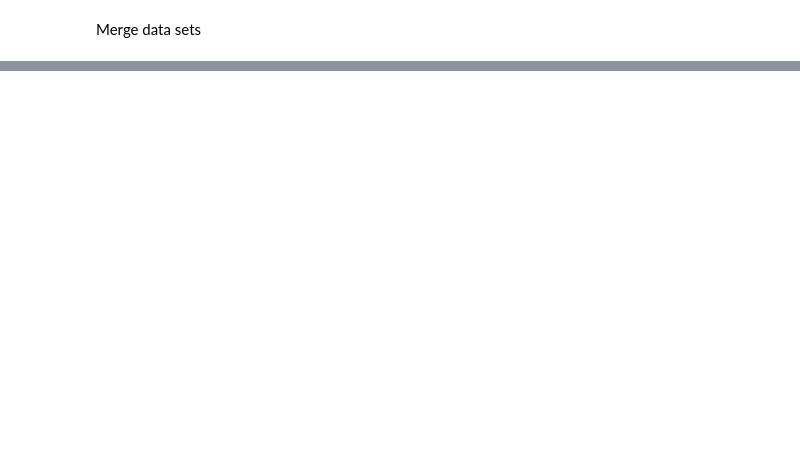
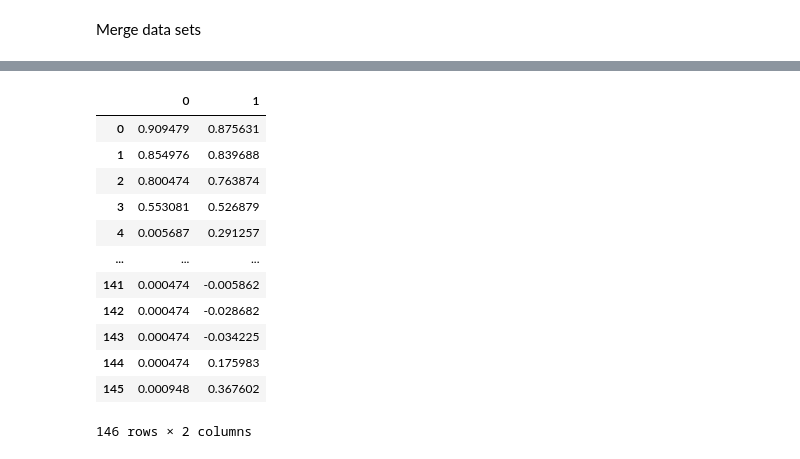
Before and after one commit to jjaeger1994/Personal-Projects, a Jupyter notebook: API Tool.ipynb, the cells around one changed output, grey strips where cells are left out. Saved outputs shown, nothing was run; the diff lists cells and outputs as text; code cells hidden in the pictures; blank space fills up the shorter version.

Commit message:
Got LSTM to work!

```diff
--- a/API Tool.ipynb
+++ b/API Tool.ipynb
@@ -404,7 +379,9 @@ ValueError: cannot reshape array of size 3160 into shape (158,3,20)
+# %%
+train_X, train_y = np.array(train_X),np.array(train_y)
 # %%
 model=Sequential()
-model.add(LSTM(50,input_shape=(X_train_scaled.shape[1],X_train_scaled.shape[2])))
+model.add(LSTM(50,input_shape=(train_X.shape[1],train_X.shape[2])))
 model.add(Dense(1))
 model.compile(loss="mae",optimizer="adam")
 # %%
-history = model.fit(X_train_scaled, y_train, epochs=50, batch_size=3,validation_data=(X_test_scaled,y_test))
+history = model.fit(train_X, train_y, epochs=50, batch_size=3,validation_split=0.1)
@@ -423,2 +413,2 @@ pd.concat([y_test.reset_index(drop=True),pd.Series(y_pred[:,0])],axis=1)
 # %%
-y_pred_train = model.predict(X_train_scaled)
+y_pred_train = model.predict(train_X)
@@ -425,2 +417,16 @@ y_pred_train = model.predict(X_train_scaled)
 # %%
-pd.concat([y_train.reset_index(drop=True),pd.Series(y_pred_train[:,0])],axis=1)
+pd.concat([pd.Series(train_y[:,0]),pd.Series(y_pred_train[:,0])],axis=1)
+# %% [output]
+|  | 0 | 1 |
+| 0 | 0.909479 | 0.875631 |
+| 1 | 0.854976 | 0.839688 |
+| 2 | 0.800474 | 0.763874 |
+| 3 | 0.553081 | 0.526879 |
+| 4 | 0.005687 | 0.291257 |
+| ... | ... | ... |
+| 141 | 0.000474 | -0.005862 |
+| 142 | 0.000474 | -0.028682 |
+| 143 | 0.000474 | -0.034225 |
+| 144 | 0.000474 | 0.175983 |
+| 145 | 0.000948 | 0.367602 |
+146 rows × 2 columns
```
Also changed, not shown: parts of 31 cells of this notebook.
